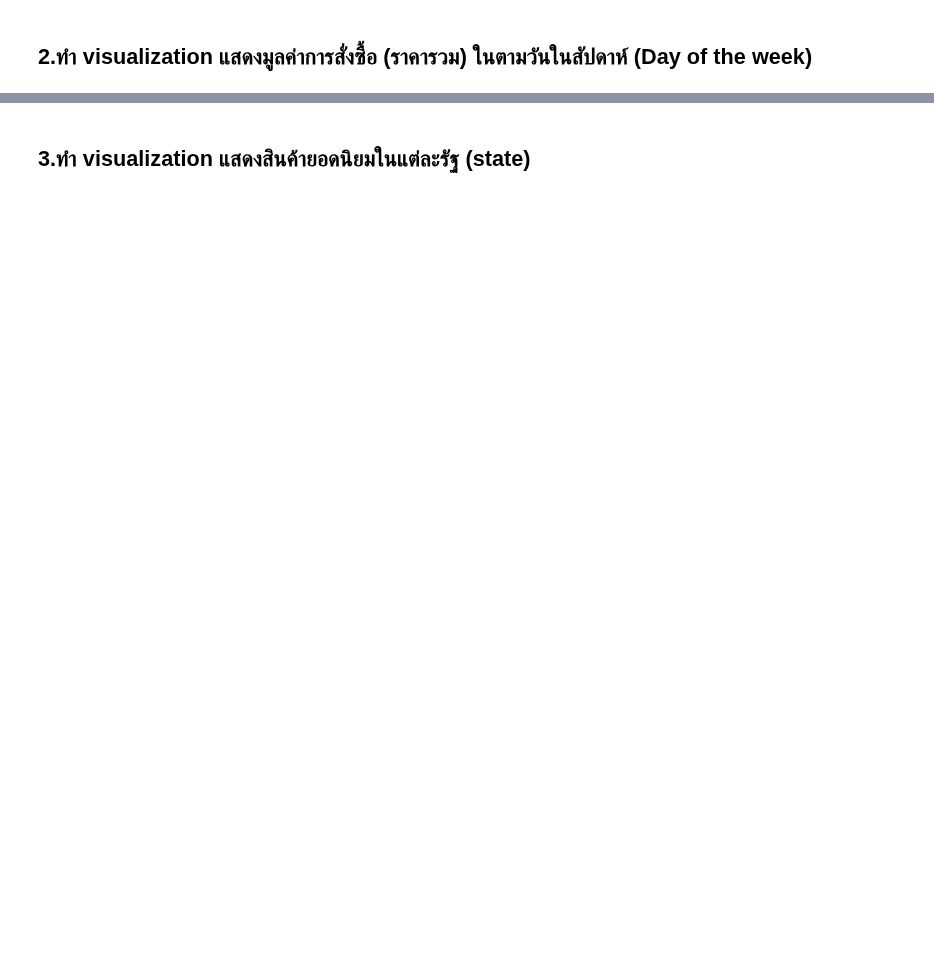
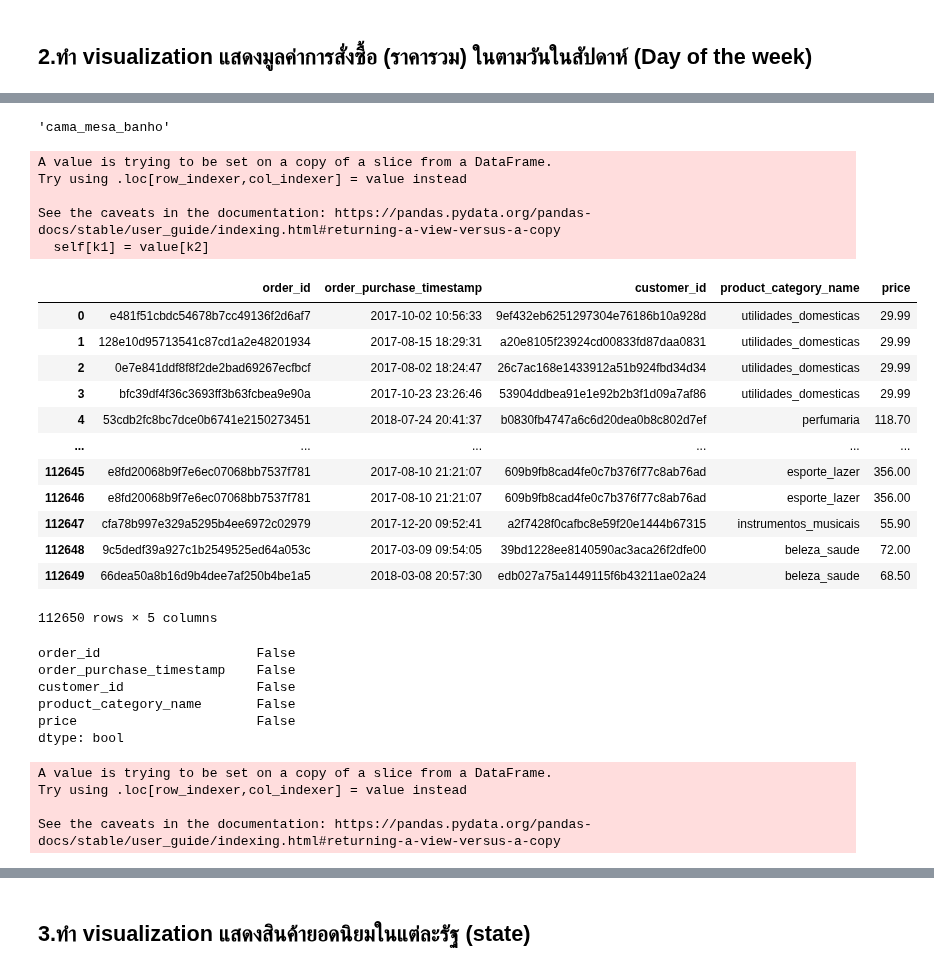
Before and after one commit to Anusarakh/DPDM2021, a Jupyter notebook: DPDM2021_Midterm.ipynb, the cells around one changed output, grey strips where cells are left out. Saved outputs shown, nothing was run; the diff lists cells and outputs as text; code cells hidden in the pictures; blank space fills up the shorter version.

```diff
--- a/DPDM2021_Midterm.ipynb
+++ b/DPDM2021_Midterm.ipynb
@@ -271,0 +249,45 @@ Wed Mar 11 05:28:00 2020
+# %%
+data2[['product_category_name']].dropna().mode().iloc[0,0] # แทนค่า missing ด้วยค่า mode คือ cama_mesa_banho
+# %% [output]
+'cama_mesa_banho'
+# %%
+data2[['product_category_name']] = data2[['product_category_name']].fillna(data1[['product_category_name']].dropna().mode().iloc[0,0])  # แทนค่า missing
+# %% [output]
+A value is trying to be set on a copy of a slice from a DataFrame.
+Try using .loc[row_indexer,col_indexer] = value instead
+
+See the caveats in the documentation: https://pandas.pydata.org/pandas-docs/stable/user_guide/indexing.html#returning-a-view-versus-a-copy
+  self[k1] = value[k2]
+# %%
+data2
+# %% [output]
+|  | order_id | order_purchase_timestamp | customer_id | product_category_name | price |
+| 0 | e481f51cbdc54678b7cc49136f2d6af7 | 2017-10-02 10:56:33 | 9ef432eb6251297304e76186b10a928d | utilidades_domesticas | 29.99 |
+| 1 | 128e10d95713541c87cd1a2e48201934 | 2017-08-15 18:29:31 | a20e8105f23924cd00833fd87daa0831 | utilidades_domesticas | 29.99 |
+| 2 | 0e7e841ddf8f8f2de2bad69267ecfbcf | 2017-08-02 18:24:47 | 26c7ac168e1433912a51b924fbd34d34 | utilidades_domesticas | 29.99 |
+| 3 | bfc39df4f36c3693ff3b63fcbea9e90a | 2017-10-23 23:26:46 | 53904ddbea91e1e92b2b3f1d09a7af86 | utilidades_domesticas | 29.99 |
+| 4 | 53cdb2fc8bc7dce0b6741e2150273451 | 2018-07-24 20:41:37 | b0830fb4747a6c6d20dea0b8c802d7ef | perfumaria | 118.70 |
+| ... | ... | ... | ... | ... | ... |
+| 112645 | e8fd20068b9f7e6ec07068bb7537f781 | 2017-08-10 21:21:07 | 609b9fb8cad4fe0c7b376f77c8ab76ad | esporte_lazer | 356.00 |
+| 112646 | e8fd20068b9f7e6ec07068bb7537f781 | 2017-08-10 21:21:07 | 609b9fb8cad4fe0c7b376f77c8ab76ad | esporte_lazer | 356.00 |
+| 112647 | cfa78b997e329a5295b4ee6972c02979 | 2017-12-20 09:52:41 | a2f7428f0cafbc8e59f20e1444b67315 | instrumentos_musicais | 55.90 |
+| 112648 | 9c5dedf39a927c1b2549525ed64a053c | 2017-03-09 09:54:05 | 39bd1228ee8140590ac3aca26f2dfe00 | beleza_saude | 72.00 |
+| 112649 | 66dea50a8b16d9b4dee7af250b4be1a5 | 2018-03-08 20:57:30 | edb027a75a1449115f6b43211ae02a24 | beleza_saude | 68.50 |
+112650 rows × 5 columns
+# %%
+data2.isnull().any()  # ตรวจสอบค่า Missing
+# %% [output]
+order_id                    False
+order_purchase_timestamp    False
+customer_id                 False
+product_category_name       False
+price                       False
+dtype: bool
+# %%
+dw_mapping={0:'จันทร์',1:'อังคาร',2:'พุธ',3:'พฤหัสบดี',4:'ศุกร์',5:'เสาร์', 6:'อาทิตย์'}
+data2['order_purchase_timestamp']=data1['order_purchase_timestamp'].dt.weekday.map(dw_mapping) # แทนค่าวันในสัปดาห์ใน คอลัมล์ order_purchase_timestamp
+# %% [output]
+A value is trying to be set on a copy of a slice from a DataFrame.
+Try using .loc[row_indexer,col_indexer] = value instead
+
+See the caveats in the documentation: https://pandas.pydata.org/pandas-docs/stable/user_guide/indexing.html#returning-a-view-versus-a-copy
```
Also changed, not shown: parts of 33 cells of this notebook.
